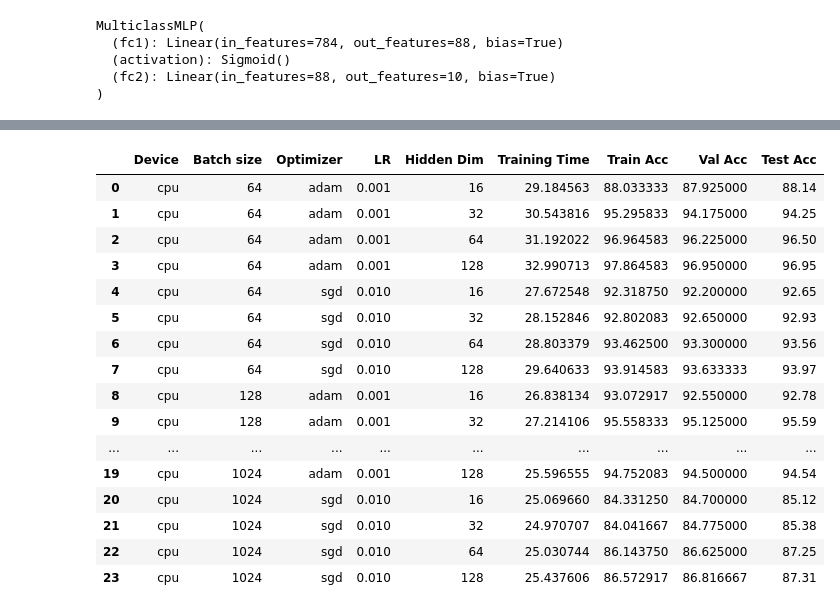
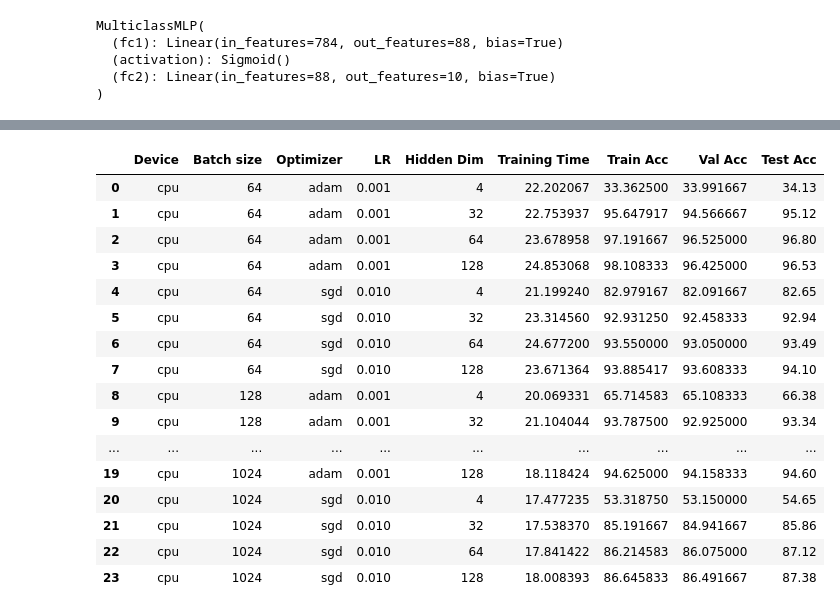
Before and after one commit to Vashistht/Intro_DL, a Jupyter notebook: IDL_hw1/source/hw1_q2.ipynb, the cells around one changed output, grey strips where cells are left out. Saved outputs shown, nothing was run; the diff lists cells and outputs as text; code cells hidden in the pictures.

```diff
--- a/IDL_hw1/source/hw1_q2.ipynb
+++ b/IDL_hw1/source/hw1_q2.ipynb
@@ -72,17 +72,13 @@ Frequencies:  tensor([5923, 6742, 5958, 6131, 5842, 5421, 5918, 6265, 5851, 5949
 # %%
 # Split training data into training and validation sets
-# Your code goes here
-# train_set = ...
-# val_set = ...
 train_len = int(len(mnist) *.8)
 val_len = len(mnist) - train_len
 train_set, val_set = random_split(mnist, [train_len, val_len])
 
 # Define DataLoaders to access data in batches
-train_loader = DataLoader(train_set, batch_size=1028, shuffle=True)
-# Your code goes here
-val_loader = DataLoader(val_set, batch_size = 1028, shuffle=False)
-test_loader = DataLoader(mnist_test, batch_size = 1028, shuffle=False)
+train_loader = DataLoader(train_set, batch_size=64, shuffle=True)
+val_loader = DataLoader(val_set, batch_size = 64, shuffle=False)
+test_loader = DataLoader(mnist_test, batch_size = 64, shuffle=False)
 # %%
 train_len
 # %% [output]
@@ -219,11 +215,12 @@ def ten_digit(batch_size, hidden_dim, optimizer,  device = 'cpu'): # or mps lr=1
 import pandas as pd
 
 results = []
-devices = ['cpu', 'mps']
+devices = ['cpu']
 batch_sizes = [64, 128, 1024]
 optimizers = ['adam', 'sgd']
 # learning_rates= [1e-4, 1e-3, 1e-2, 1e-1]
-hidden_dims = [16, 32, 64]
+hidden_dims = [4, 32, 64, 128]
+
 for batch_size in batch_sizes:
     for optimizer in optimizers:
         for device in devices:
@@ -305,7 +325,7 @@ devices = ['cpu']
 batch_sizes = [64, 128, 1024]
 optimizers = ['adam', 'sgd']
 # learning_rates= [1e-4, 1e-3, 1e-2, 1e-1]
-hidden_dims = [16, 32, 64, 128]
+hidden_dims = [4, 32, 64, 128]
 for batch_size in batch_sizes:
     for optimizer in optimizers:
         for device in devices:
@@ -347,17 +367,17 @@ df
 |  | Device | Batch size | Optimizer | LR | Hidden Dim | Training Time | Train Acc | Val Acc | Test Acc |
-| 0 | cpu | 64 | adam | 0.001 | 16 | 29.184563 | 88.033333 | 87.925000 | 88.14 |
-| 1 | cpu | 64 | adam | 0.001 | 32 | 30.543816 | 95.295833 | 94.175000 | 94.25 |
-| 2 | cpu | 64 | adam | 0.001 | 64 | 31.192022 | 96.964583 | 96.225000 | 96.50 |
-| 3 | cpu | 64 | adam | 0.001 | 128 | 32.990713 | 97.864583 | 96.950000 | 96.95 |
-| 4 | cpu | 64 | sgd | 0.010 | 16 | 27.672548 | 92.318750 | 92.200000 | 92.65 |
-| 5 | cpu | 64 | sgd | 0.010 | 32 | 28.152846 | 92.802083 | 92.650000 | 92.93 |
-| 6 | cpu | 64 | sgd | 0.010 | 64 | 28.803379 | 93.462500 | 93.300000 | 93.56 |
-| 7 | cpu | 64 | sgd | 0.010 | 128 | 29.640633 | 93.914583 | 93.633333 | 93.97 |
-| 8 | cpu | 128 | adam | 0.001 | 16 | 26.838134 | 93.072917 | 92.550000 | 92.78 |
-| 9 | cpu | 128 | adam | 0.001 | 32 | 27.214106 | 95.558333 | 95.125000 | 95.59 |
+| 0 | cpu | 64 | adam | 0.001 | 4 | 22.202067 | 33.362500 | 33.991667 | 34.13 |
+| 1 | cpu | 64 | adam | 0.001 | 32 | 22.753937 | 95.647917 | 94.566667 | 95.12 |
+| 2 | cpu | 64 | adam | 0.001 | 64 | 23.678958 | 97.191667 | 96.525000 | 96.80 |
+| 3 | cpu | 64 | adam | 0.001 | 128 | 24.853068 | 98.108333 | 96.425000 | 96.53 |
+| 4 | cpu | 64 | sgd | 0.010 | 4 | 21.199240 | 82.979167 | 82.091667 | 82.65 |
+| 5 | cpu | 64 | sgd | 0.010 | 32 | 23.314560 | 92.931250 | 92.458333 | 92.94 |
+| 6 | cpu | 64 | sgd | 0.010 | 64 | 24.677200 | 93.550000 | 93.050000 | 93.49 |
+| 7 | cpu | 64 | sgd | 0.010 | 128 | 23.671364 | 93.885417 | 93.608333 | 94.10 |
+| 8 | cpu | 128 | adam | 0.001 | 4 | 20.069331 | 65.714583 | 65.108333 | 66.38 |
+| 9 | cpu | 128 | adam | 0.001 | 32 | 21.104044 | 93.787500 | 92.925000 | 93.34 |
 | ... | ... | ... | ... | ... | ... | ... | ... | ... | ... |
-| 19 | cpu | 1024 | adam | 0.001 | 128 | 25.596555 | 94.752083 | 94.500000 | 94.54 |
-| 20 | cpu | 1024 | sgd | 0.010 | 16 | 25.069660 | 84.331250 | 84.700000 | 85.12 |
-| 21 | cpu | 1024 | sgd | 0.010 | 32 | 24.970707 | 84.041667 | 84.775000 | 85.38 |
-| 22 | cpu | 1024 | sgd | 0.010 | 64 | 25.030744 | 86.143750 | 86.625000 | 87.25 |
-| 23 | cpu | 1024 | sgd | 0.010 | 128 | 25.437606 | 86.572917 | 86.816667 | 87.31 |
+| 19 | cpu | 1024 | adam | 0.001 | 128 | 18.118424 | 94.625000 | 94.158333 | 94.60 |
+| 20 | cpu | 1024 | sgd | 0.010 | 4 | 17.477235 | 53.318750 | 53.150000 | 54.65 |
+| 21 | cpu | 1024 | sgd | 0.010 | 32 | 17.538370 | 85.191667 | 84.941667 | 85.86 |
+| 22 | cpu | 1024 | sgd | 0.010 | 64 | 17.841422 | 86.214583 | 86.075000 | 87.12 |
+| 23 | cpu | 1024 | sgd | 0.010 | 128 | 18.008393 | 86.645833 | 86.491667 | 87.38 |
```
Also changed, not shown: parts of 9 cells of this notebook, 26 other files.
